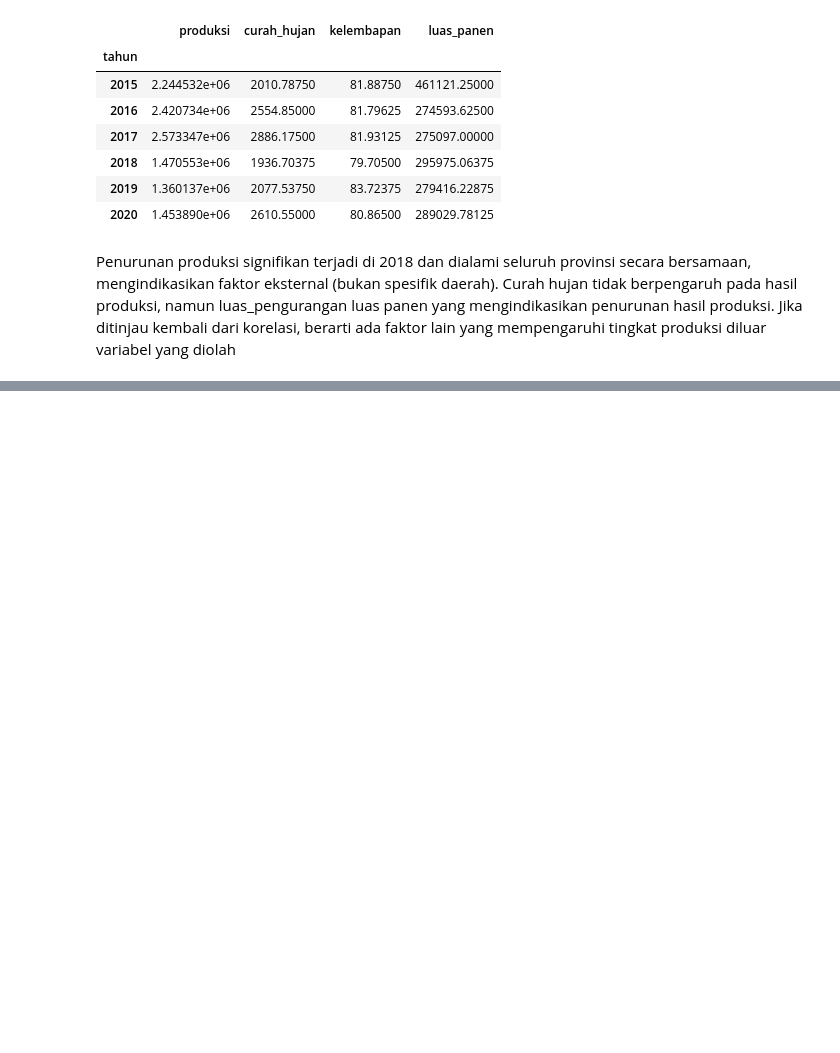
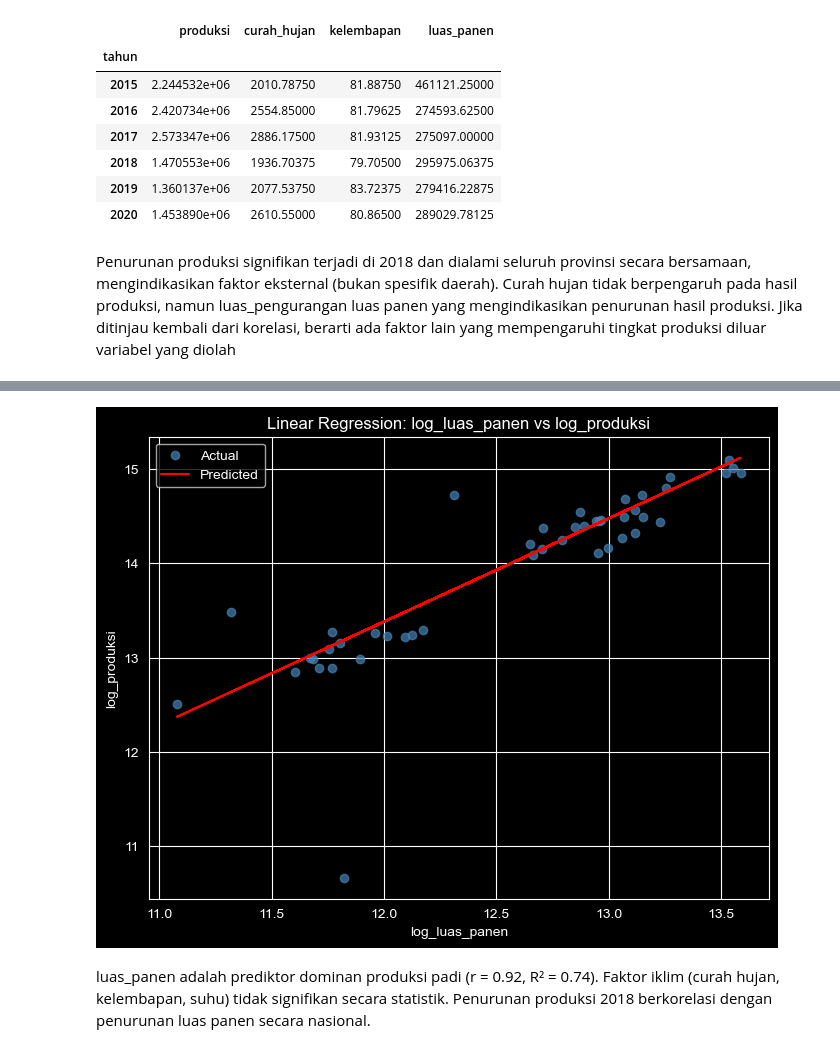
Before and after one commit to syahrazfa/rice-forecasting-models-on-sumatra, a Jupyter notebook: rice_eda.ipynb, the cells around one changed output, grey strips where cells are left out. Saved outputs shown, nothing was run; the diff lists cells and outputs as text; code cells hidden in the pictures; blank space fills up the shorter version.

Commit message:
Linear Regression

```diff
--- a/rice_eda.ipynb
+++ b/rice_eda.ipynb
@@ -259,0 +262,17 @@ Penurunan produksi signifikan terjadi di 2018 dan dialami seluruh provinsi secar
+# %%
+from sklearn.linear_model import LinearRegression
+from sklearn.model_selection import train_test_split
+from sklearn.metrics import r2_score, mean_squared_error
+
+X = data[['log_luas_panen']]
+y = data['log_produksi']
+
+X_train, X_test, y_train, y_test = train_test_split(X, y, test_size=0.2, random_state=42)
+
+model = LinearRegression()
+model.fit(X_train, y_train)
+
+y_pred = model.predict(X_test)
+
+print(f"R² : {r2_score(y_test, y_pred):.4f}")
+print(f"RMSE: {np.sqrt(mean_squared_error(y_test, y_pred)):.4f}")
@@ -259,0 +295,13 @@ Penurunan produksi signifikan terjadi di 2018 dan dialami seluruh provinsi secar
+# %%
+plt.figure(figsize=(8, 6))
+plt.scatter(X_test, y_test, color='steelblue', label='Actual', alpha=0.7)
+plt.plot(X_test, y_pred, color='red', label='Predicted')
+plt.xlabel('log_luas_panen')
+plt.ylabel('log_produksi')
+plt.title('Linear Regression: log_luas_panen vs log_produksi')
+plt.legend()
+plt.show()
+# %% [output]
+[figure, added]
+# %% [markdown]
+luas_panen adalah prediktor dominan produksi padi (r = 0.92, R² = 0.74). Faktor iklim (curah hujan, kelembapan, suhu) tidak signifikan secara statistik. Penurunan produksi 2018 berkorelasi dengan penurunan luas panen secara nasional.
```
Also changed, not shown: parts of 4 cells of this notebook.
